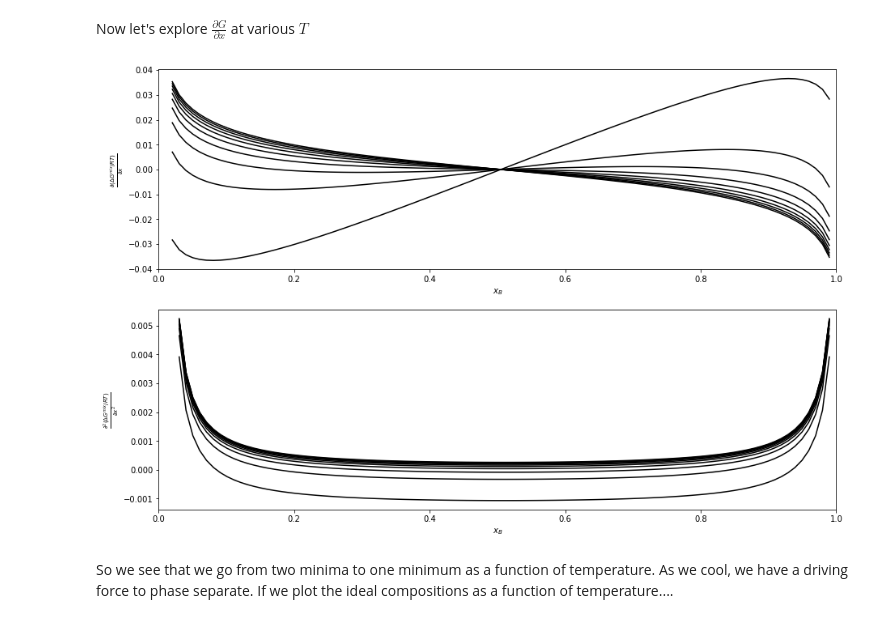
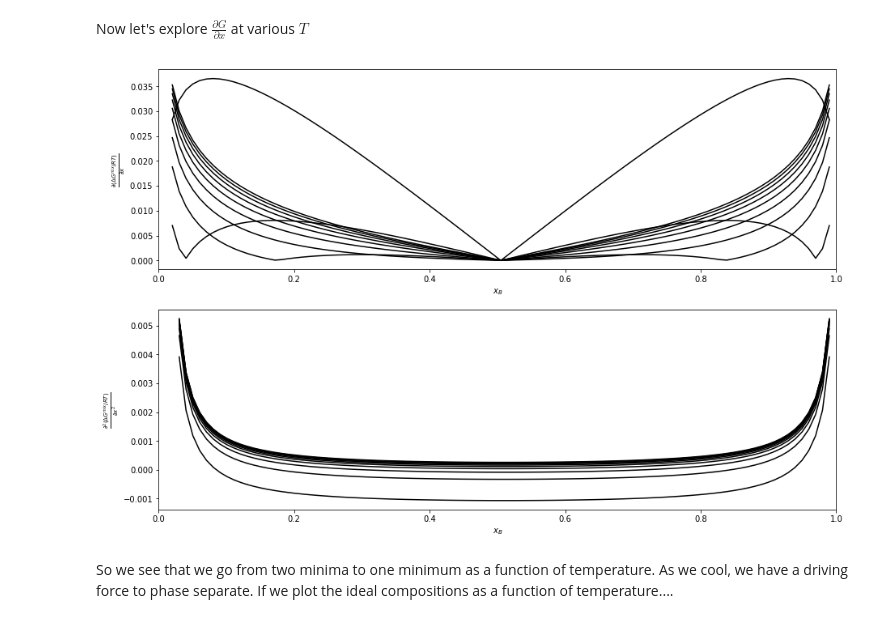
Before and after one commit to BatteryModel/MSE_501_Fall_2017, a Jupyter notebook: Lectures/MSE_501_Lecture_10_Work_Notes.ipynb, the cells around one changed output. Saved outputs shown, nothing was run; the diff lists cells and outputs as text; code cells hidden in the pictures.

```diff
--- a/Lectures/MSE_501_Lecture_10_Work_Notes.ipynb
+++ b/Lectures/MSE_501_Lecture_10_Work_Notes.ipynb
@@ -280,34 +280,34 @@ Now let's explore $\frac{\partial G}{\partial x}$ at various $T$
 # %%
 figure(figsize=(15,10))
 for T in Ts:
     alpha = alphaf(T)
 
     DeltaHmix =  R*T*alpha*xa*xb
     DeltaSmix = - R*(xa*log(xa)+xb*log(xb))
     DeltaGmix = DeltaHmix - T*DeltaSmix
 
     Gmm = (DeltaGmix)/(R*T)
     dG = diff(Gmm)
     ddG = diff(dG)
     color = 'k'
     if i == 0: color ='r'
     subplot(2,1,1)
-    plot(xb[:-1],dG,color)
+    plot(xb[:-1],abs(dG),color)
     subplot(2,1,2)
     plot(xb[:-2],ddG,color)
 
 #ylim(-1.5,.4)
 subplot(2,1,1)
 xlim(0,1)
 ylabel("$\\frac{\partial(\Delta G^{mix}/RT)}{\partial x}$")
 xlabel("$x_B$")
 subplot(2,1,2)
 xlim(0,1)
 ylabel("$\\frac{\partial^2(\Delta G^{mix}/RT)}{\partial x^2}$")
 xlabel("$x_B$")
 show()
 # %% [output]
-[figure, old version]
+[figure, new version]
 # %% [markdown]
 So we see that we go from two minima to one minimum as a function of temperature. As we cool, we have a driving force to phase separate.  If we plot the ideal compositions as a function of temperature....
 # %%
```
